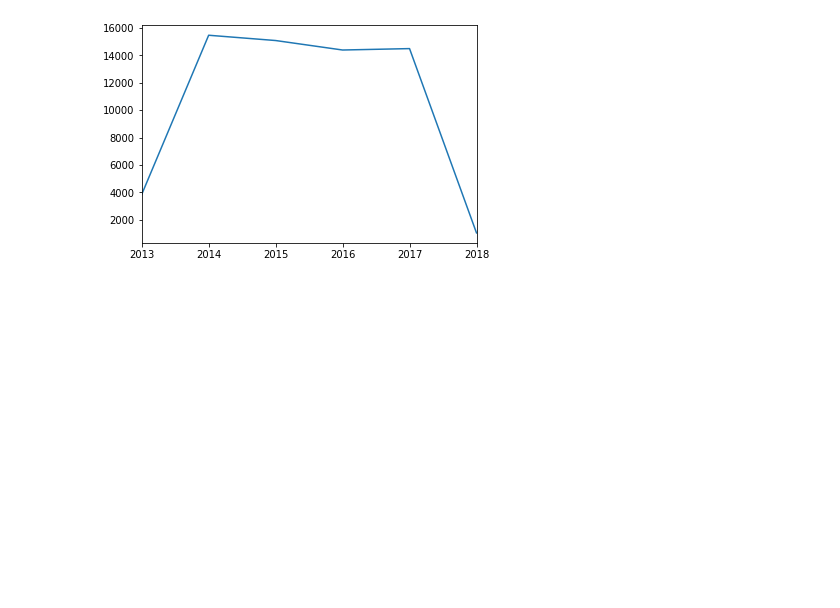
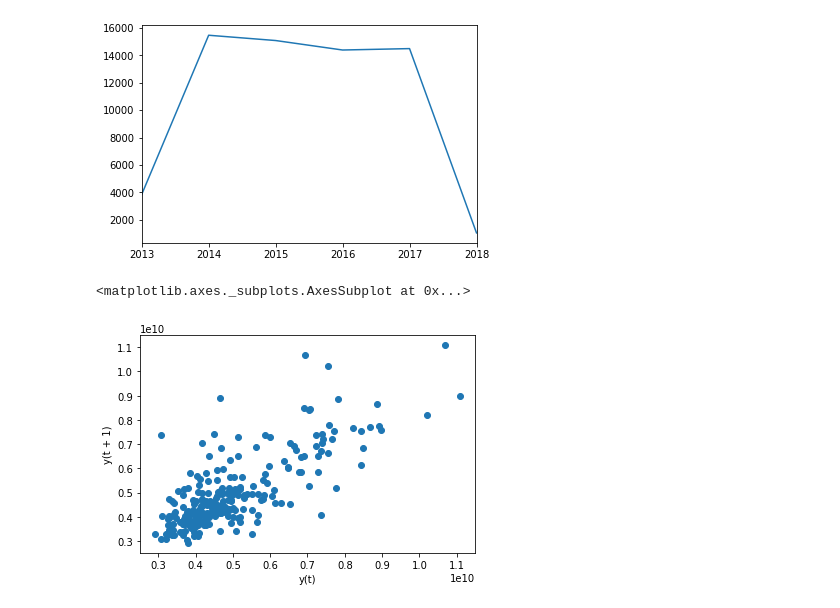
Before and after one commit to riyag283/Learning-data-cleaning-with-Kaggle, a Jupyter notebook: Time-series plotting/Time-series.ipynb, the cells around one changed output. Drawn from its saved outputs; the diff is of its cells as text; code cells hidden in the pictures; blank space fills up the shorter version.

```diff
--- a/Time-series plotting/Time-series.ipynb
+++ b/Time-series plotting/Time-series.ipynb
@@ -176,3 +175,8 @@ shelter_outcomes['datetime'].value_counts().resample('Y').count().plot.line()
 [figure]
 # %%
 # A lag plot of cryptocurrency (crypto) trading volume from the last 250 days (hint: use tail).
+
+lag_plot(crypto['volume'].tail(250))
+# %% [output]
+<matplotlib.axes._subplots.AxesSubplot at 0x...>
+[figure, added]
```
Also changed, not shown: parts of 3 cells of this notebook.
